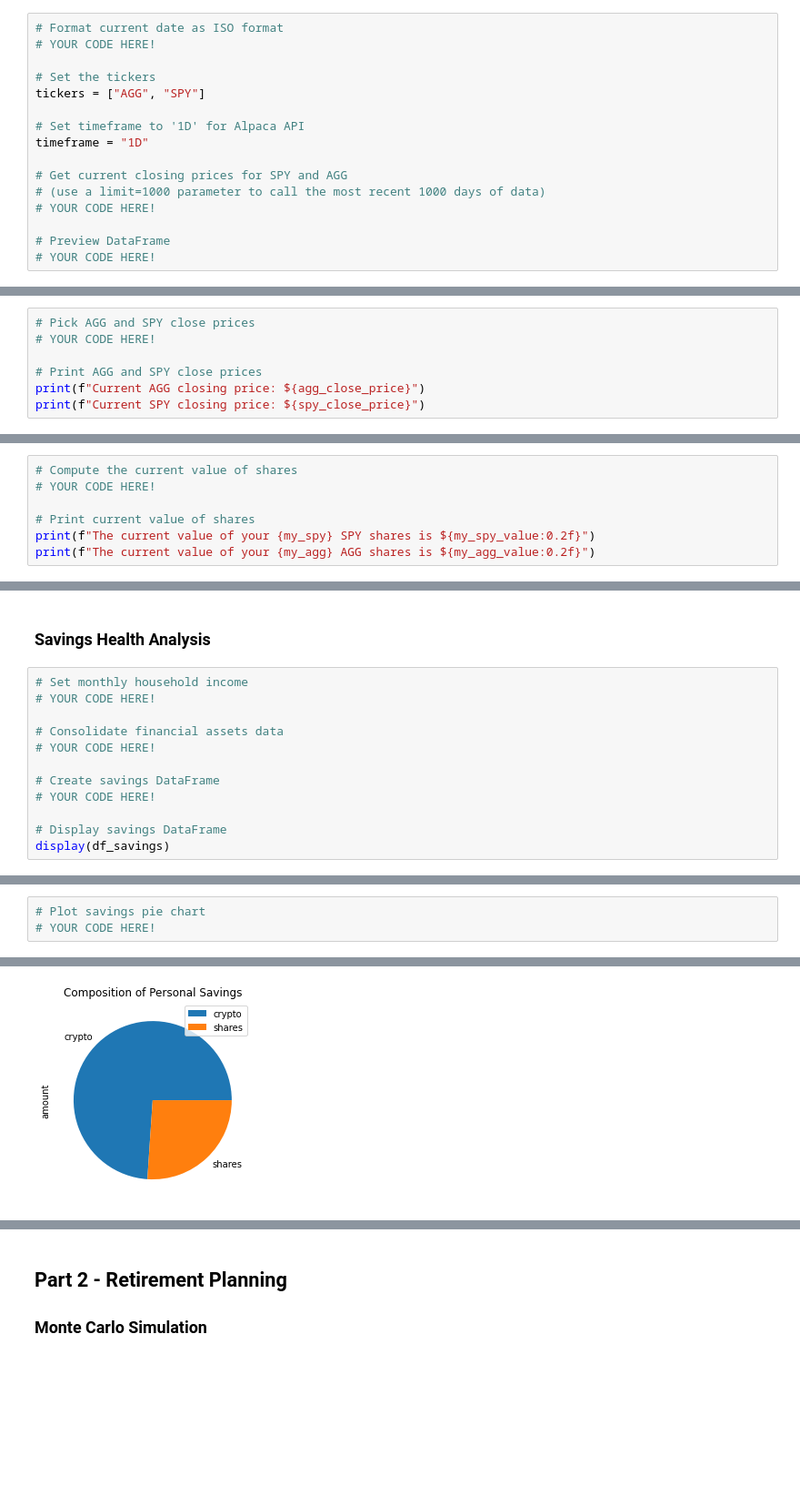
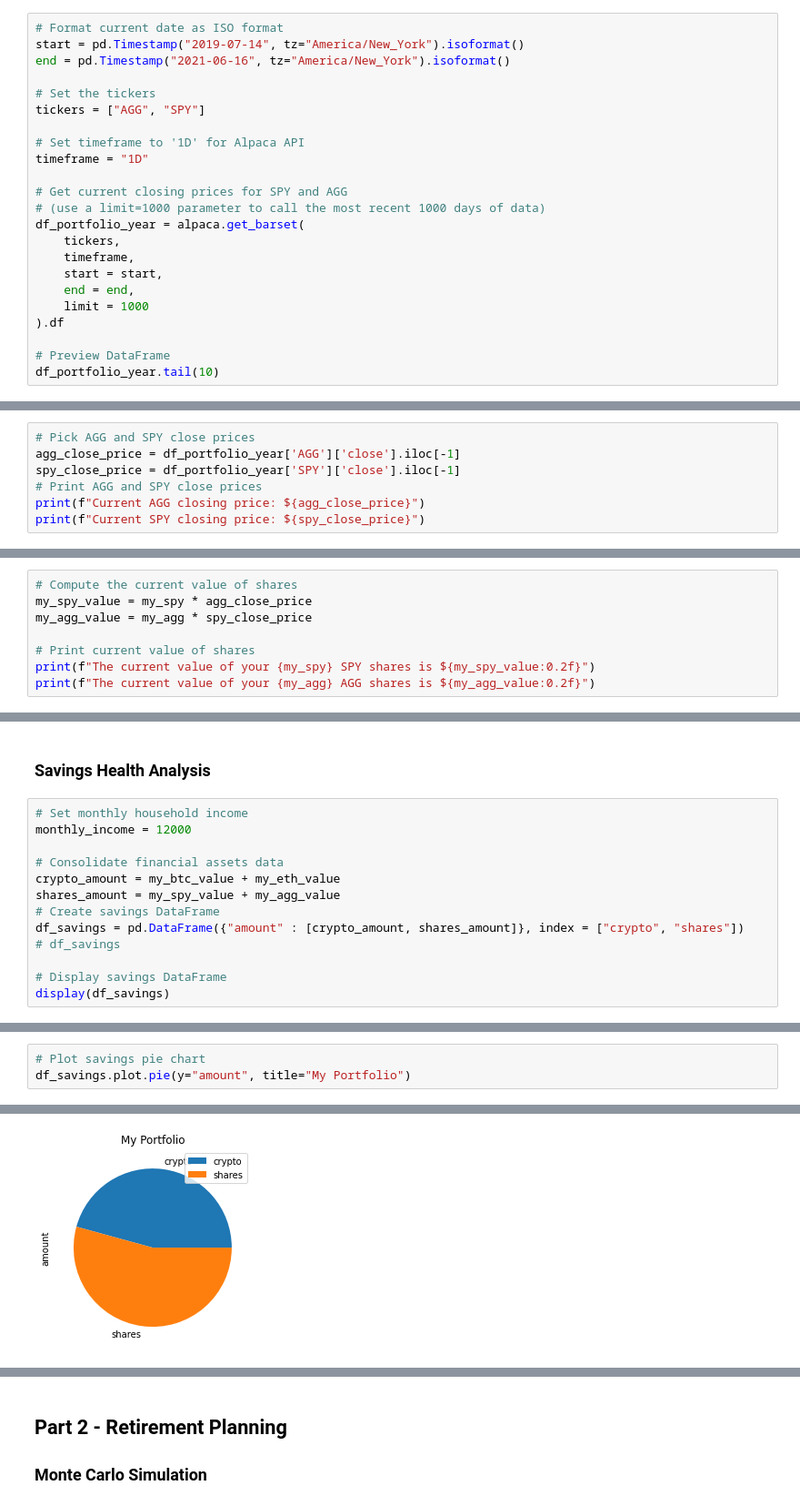
Before and after one commit to rmit-s3607407-Tony-Huang/Financial-Planning, a Jupyter notebook: financial-planner.ipynb, the cells around one changed output, grey strips where cells are left out. Shown: that part at 91% size. Saved outputs shown, nothing was run; the diff lists cells and outputs as text; blank space fills up the shorter version.

```diff
--- a/financial-planner.ipynb
+++ b/financial-planner.ipynb
@@ -57,6 +63,7 @@ my_spy = 50
 # %%
 # Format current date as ISO format
-# YOUR CODE HERE!
+start = pd.Timestamp("2019-07-14", tz="America/New_York").isoformat()
+end = pd.Timestamp("2021-06-16", tz="America/New_York").isoformat()
 
 # Set the tickers
 tickers = ["AGG", "SPY"]
@@ -66,10 +73,16 @@ timeframe = "1D"
 
 # Get current closing prices for SPY and AGG
 # (use a limit=1000 parameter to call the most recent 1000 days of data)
-# YOUR CODE HERE!
+df_portfolio_year = alpaca.get_barset(
+    tickers,
+    timeframe,
+    start = start,
+    end = end,
+    limit = 1000
+).df
 
 # Preview DataFrame
-# YOUR CODE HERE!
+df_portfolio_year.tail(10)
 # %% [output]
 |  | AGG |  |  |  |  | SPY |  |  |  |  |
 |  | open | high | low | close | volume | open | high | low | close | volume |
@@ -82,7 +100,7 @@ timeframe = "1D"
 # %%
 # Pick AGG and SPY close prices
-# YOUR CODE HERE!
-
+agg_close_price = df_portfolio_year['AGG']['close'].iloc[-1]
+spy_close_price = df_portfolio_year['SPY']['close'].iloc[-1]
 # Print AGG and SPY close prices
 print(f"Current AGG closing price: ${agg_close_price}")
 print(f"Current SPY closing price: ${spy_close_price}")
@@ -92,6 +110,7 @@ Current SPY closing price: $282.73
 # %%
 # Compute the current value of shares
-# YOUR CODE HERE!
+my_spy_value = my_spy * agg_close_price
+my_agg_value = my_agg * spy_close_price
 
 # Print current value of shares
 print(f"The current value of your {my_spy} SPY shares is ${my_spy_value:0.2f}")
@@ -103,13 +122,14 @@ The current value of your 200 AGG shares is $23380.00
 ### Savings Health Analysis
 # %%
 # Set monthly household income
-# YOUR CODE HERE!
+monthly_income = 12000
 
 # Consolidate financial assets data
-# YOUR CODE HERE!
-
+crypto_amount = my_btc_value + my_eth_value
+shares_amount = my_spy_value + my_agg_value
 # Create savings DataFrame
-# YOUR CODE HERE!
+df_savings = pd.DataFrame({"amount" : [crypto_amount, shares_amount]}, index = ["crypto", "shares"])
+# df_savings
 
 # Display savings DataFrame
 display(df_savings)
@@ -120,4 +140,4 @@ display(df_savings)
 # %%
 # Plot savings pie chart
-# YOUR CODE HERE!
+df_savings.plot.pie(y="amount", title="My Portfolio")
 # %% [output]
@@ -125 +145 @@ display(df_savings)
-[figure, old version]
+[figure, new version]
```
Also changed, not shown: parts of 23 cells of this notebook.
